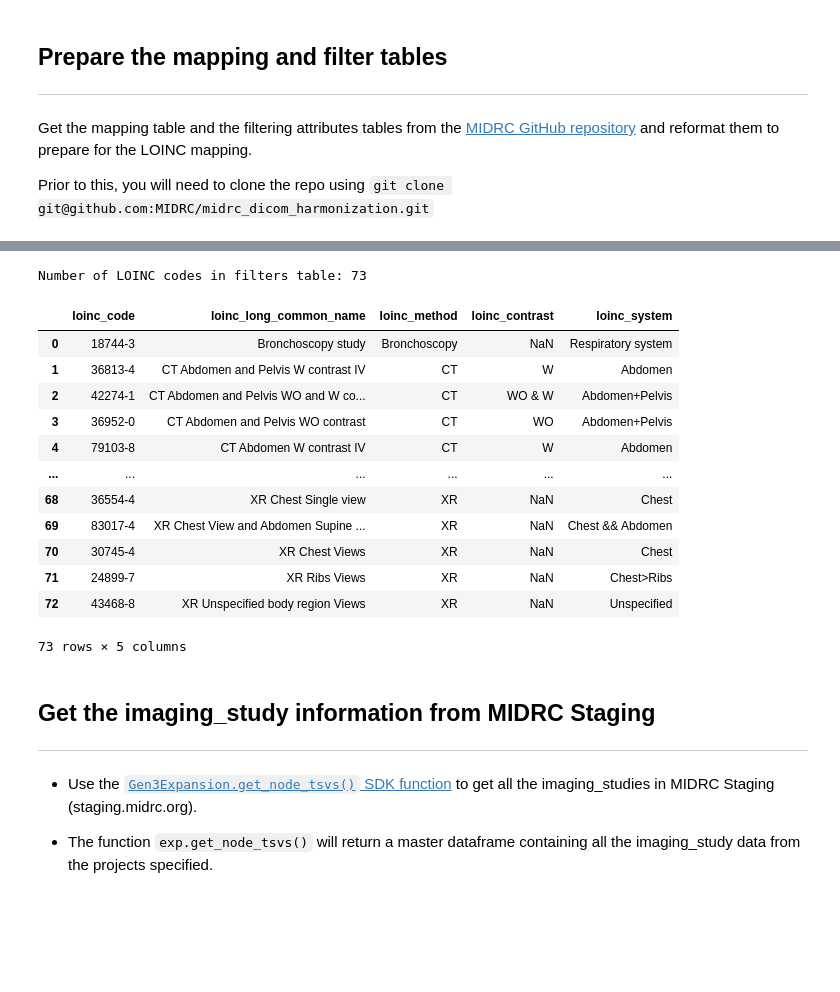
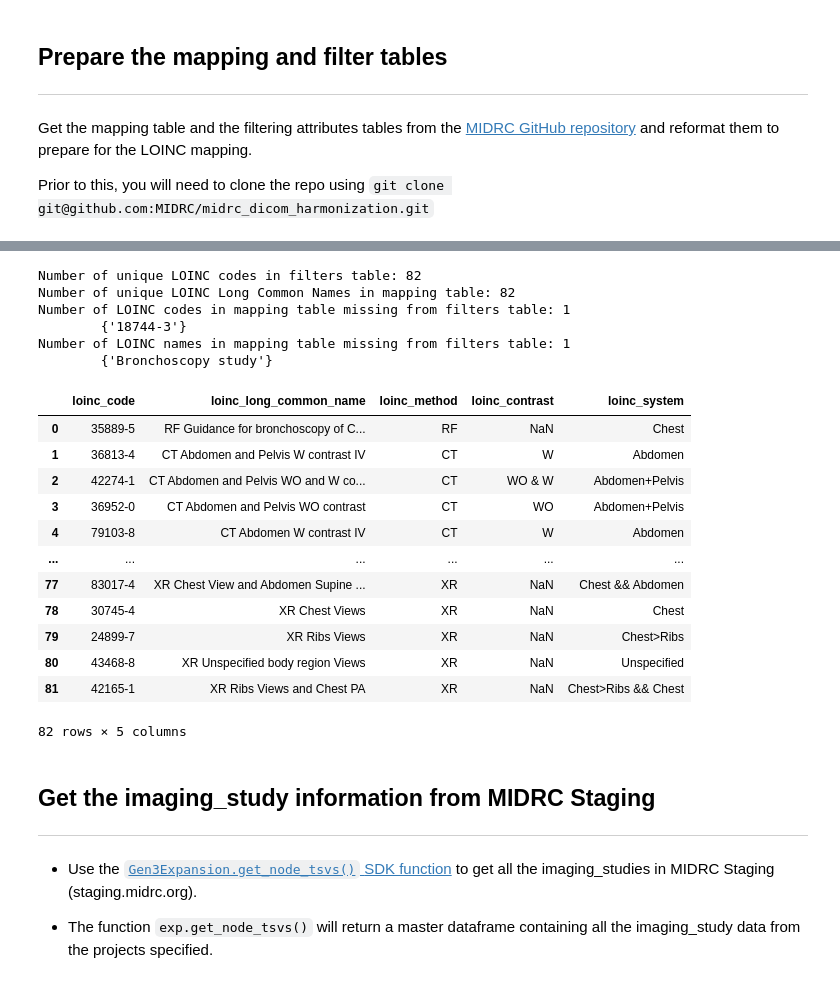
Before and after one commit to uc-cdis/midrc-etl, a Jupyter notebook: LOINC_mapping/MIDRC_LOINC_mapping_workflow_ACR_RSNA.ipynb, the cells around one changed output, grey strips where cells are left out. Cells and saved outputs as stored; diff of their text form; code cells hidden in the pictures; blank space fills up the shorter version.

```diff
--- a/LOINC_mapping/MIDRC_LOINC_mapping_workflow_ACR_RSNA.ipynb
+++ b/LOINC_mapping/MIDRC_LOINC_mapping_workflow_ACR_RSNA.ipynb
@@ -79,17 +79,30 @@ mapping = pd.read_csv(mapping_file,dtype=str) #['Modality', 'StudyDescription',
 
 shutil.copy2(mapping_file, results_dir) # copy the mapping table version used for this mapping to the results_dir
 
-mapping.rename(columns={"StudyDescription":"study_description","Modality":"study_modality","LOINC code":"loinc_code"},inplace=True)
-mapping.drop(columns=['L-Long Common Name'], inplace=True, errors='ignore')
+mapping.rename(columns={"StudyDescription":"study_description","Modality":"study_modality","LOINC code":"loinc_code","L-Long Common Name":"loinc_long_common_name"},inplace=True)
 mapping.drop_duplicates(inplace=True)
 mapping['study_description'] = mapping.apply(lambda row: row['study_description'].casefold(),axis=1)
 mapping['study_modality'] = mapping.apply(lambda row: row['study_modality'].casefold(),axis=1)
 
+## Change any "(blank)" values for study_description to "[blank]" to match the mapping table
+mapping.replace({"study_description":{
+    '(blank)':'[blank]'}},
+    inplace=True)
+
+## remove any leading/trailing whitespaces in the codes/descriptions
+mapping['loinc_code'] = mapping['loinc_code'].str.strip()
+mapping['loinc_long_common_name'] = mapping['loinc_long_common_name'].str.strip()
+mapping['study_description'] = mapping['study_description'].str.strip()
+mapping['study_modality'] = mapping['study_modality'].str.strip()
+
+## Summarize the mapping table
 modalities = list(set(mapping['study_modality']))
 descriptions = list(set(mapping['study_description']))
-codes = list(set(mapping['loinc_code']))
+mapping_codes = list(set(mapping['loinc_code']))
+mapping_names = list(set(mapping['loinc_long_common_name']))
 
 display(mapping)
 print("study_modality values in mapping table: {}".format(modalities))
-print("Number of LOINC codes in mapping table: {}".format(len(codes)))
+print("Number of unique LOINC codes in mapping table: {}".format(len(mapping_codes)))
+print("Number of unique LOINC Long Common Names in mapping table: {}".format(len(mapping_names)))
 # %% [output]
@@ -111,39 +125,58 @@ Number of LOINC codes in mapping table: 74
 # %%
 filters_file = "{}/out/StudyDescription_filtering_attributes.csv".format(git_dir)
 filters = pd.read_csv(filters_file,dtype=str) #['LOINC code', 'L-Long Common Name', 'L-Method', 'L-System', 'Rad.Timing']
 
 shutil.copy2(filters_file, results_dir) # copy the mapping table version used for this mapping to the results_dir
 
 filters.rename(columns= {
     'LOINC code':'loinc_code',
     'L-Long Common Name':'loinc_long_common_name',
     'L-Method':'loinc_method',
     'Rad.Timing':'loinc_contrast',
     'MIDRC-System':'loinc_system'
     },
     inplace=True,
     errors='ignore'
 )
 filters.drop(columns='L-System',inplace=True,errors='ignore')
 
-codes = list(set(filters['loinc_code']))
-print("Number of LOINC codes in filters table: {}".format(len(codes)))
+## remove any leading/trailing whitespaces
+filters['loinc_code'] = filters['loinc_code'].str.strip()
+filters['loinc_long_common_name'] = filters['loinc_long_common_name'].str.strip()
+
+filter_codes = list(set(filters['loinc_code']))
+filter_names = list(set(filters['loinc_long_common_name']))
+print("Number of unique LOINC codes in filters table: {}".format(len(filter_codes)))
+print("Number of unique LOINC Long Common Names in mapping table: {}".format(len(filter_names)))
+
+
+missing_codes = set(mapping_codes).difference(set(filter_codes))
+missing_names = set(mapping_names).difference(set(filter_names))
+
+print("Number of LOINC codes in mapping table missing from filters table: {}\n\t{}".format(len(missing_codes),missing_codes))
+print("Number of LOINC names in mapping table missing from filters table: {}\n\t{}".format(len(missing_names),missing_names))
+
 display(filters)
 # %% [output]
-Number of LOINC codes in filters table: 73
+Number of unique LOINC codes in filters table: 82
+Number of unique LOINC Long Common Names in mapping table: 82
+Number of LOINC codes in mapping table missing from filters table: 1
+        {'18744-3'}
+Number of LOINC names in mapping table missing from filters table: 1
+        {'Bronchoscopy study'}
 |  | loinc_code | loinc_long_common_name | loinc_method | loinc_contrast | loinc_system |
-| 0 | 18744-3 | Bronchoscopy study | Bronchoscopy | NaN | Respiratory system |
+| 0 | 35889-5 | RF Guidance for bronchoscopy of C... | RF | NaN | Chest |
 | 1 | 36813-4 | CT Abdomen and Pelvis W contrast IV | CT | W | Abdomen |
 | 2 | 42274-1 | CT Abdomen and Pelvis WO and W co... | CT | WO & W | Abdomen+Pelvis |
 | 3 | 36952-0 | CT Abdomen and Pelvis WO contrast | CT | WO | Abdomen+Pelvis |
 | 4 | 79103-8 | CT Abdomen W contrast IV | CT | W | Abdomen |
 | ... | ... | ... | ... | ... | ... |
-| 68 | 36554-4 | XR Chest Single view | XR | NaN | Chest |
-| 69 | 83017-4 | XR Chest View and Abdomen Supine ... | XR | NaN | Chest && Abdomen |
-| 70 | 30745-4 | XR Chest Views | XR | NaN | Chest |
-| 71 | 24899-7 | XR Ribs Views | XR | NaN | Chest>Ribs |
-| 72 | 43468-8 | XR Unspecified body region Views | XR | NaN | Unspecified |
+| 77 | 83017-4 | XR Chest View and Abdomen Supine ... | XR | NaN | Chest && Abdomen |
+| 78 | 30745-4 | XR Chest Views | XR | NaN | Chest |
+| 79 | 24899-7 | XR Ribs Views | XR | NaN | Chest>Ribs |
+| 80 | 43468-8 | XR Unspecified body region Views | XR | NaN | Unspecified |
+| 81 | 42165-1 | XR Ribs Views and Chest PA | XR | NaN | Chest>Ribs && Chest |
-73 rows × 5 columns
+82 rows × 5 columns
 # %% [markdown]
 ## Get the imaging_study information from MIDRC Staging
 ---
```
Also changed, not shown: parts of 10 cells of this notebook, 1 other file.
